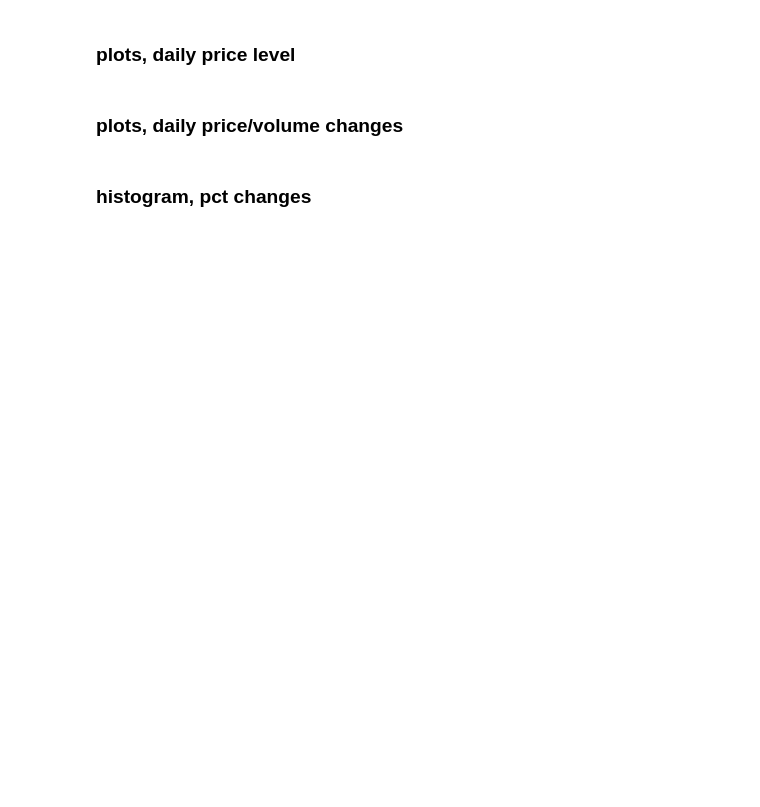
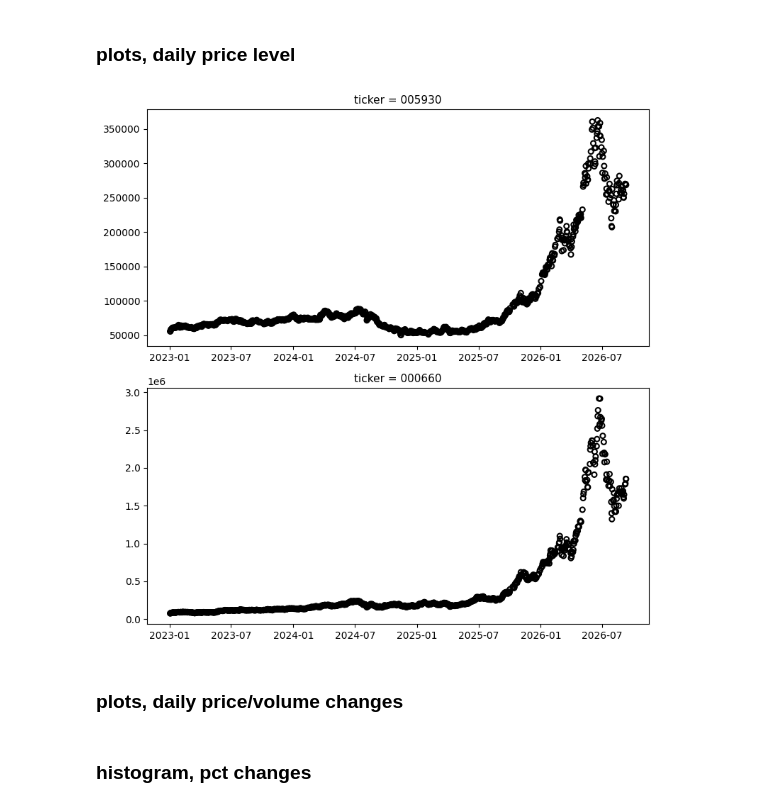
Before and after one commit to bahn28/salad, a Jupyter notebook: az_krx_001.ipynb, the cells around one changed output. Cells and saved outputs as stored; diff of their text form; code cells hidden in the pictures; blank space fills up the shorter version.

```diff
--- a/az_krx_001.ipynb
+++ b/az_krx_001.ipynb
@@ -242,15 +229,47 @@ KeyError: 'Close'
 ### plots, daily price level
 # %%
 
-plt.figure(figsize=(8, 5))
-#plt.subplot(figsize=(8,5  ))
-plt.plot(yymmdd, stck_prc, color='blue', linewidth=1)
-plt.title(f" Closing Prices of {ticker} ")
+#plt.figure(figsize=(8, 5))
+#plt.subplot((2,1), figsize=(8, 5))
+fig, axes = plt.subplots(2 , 1, figsize=(8, 8))
+for ax, ticker in zip(axes.flat, tickers) :
+  ax.scatter(
+            yymmdd,
+            df_dat[f"{ticker}"],
+            s=25,
+            marker='o',
+            facecolor='none',
+            edgecolor='black',
+            linewidths=1.5
+            #color='black', 요건 점으로 할 때.
+            #alpha=0.7
+            )
+  ax.set_title(f"ticker = {ticker}", fontsize=11)
 
-plt.figure(figsize=(8, 5))
-#plt.subplot(figsize=(8,5  ))
-plt.plot(yymmdd, stck_prc_2, color='blue', linewidth=1)
-plt.title(f" Closing Prices of {ticker_2} ")
+        # ax.set_xlim(-3.5, 3.5)
+        # ax.set_ylim(-3.5, 3.5)
+        # ax.set_aspect('equal')
+        # ax.set_xticks([])
+        # ax.set_yticks([])
+
+# 4. 결과물 디스플레이
+#  for 에서 생성된 일련의 ax는 axes 개체를 그린 것.
+#  전체 그림은 fig로 지정된 것.
+#  이미 알고 있는 개체 fig를 보여주라는 명령.
+plt.tight_layout()
+plt.show()
+
+#plt.plot(yymmdd, df_dat[0], color='blue', linewidth=1)
+#plt.plot(yymmdd, df_dat[1], color='blue', linewidth=1)
+
+# plt.title(f" Closing Prices of {ticker} ")
+
+# plt.figure(figsize=(8, 5))
+# #plt.subplot(figsize=(8,5  ))
+# plt.plot(yymmdd, stck_prc_2, color='blue', linewidth=1)
+# plt.title(f" Closing Prices of {ticker_2} ")
+# %% [output]
+[figure, added]
 # %% [markdown]
 ### plots, daily price/volume changes
 # %%
```
Also changed, not shown: parts of 2 cells of this notebook.
